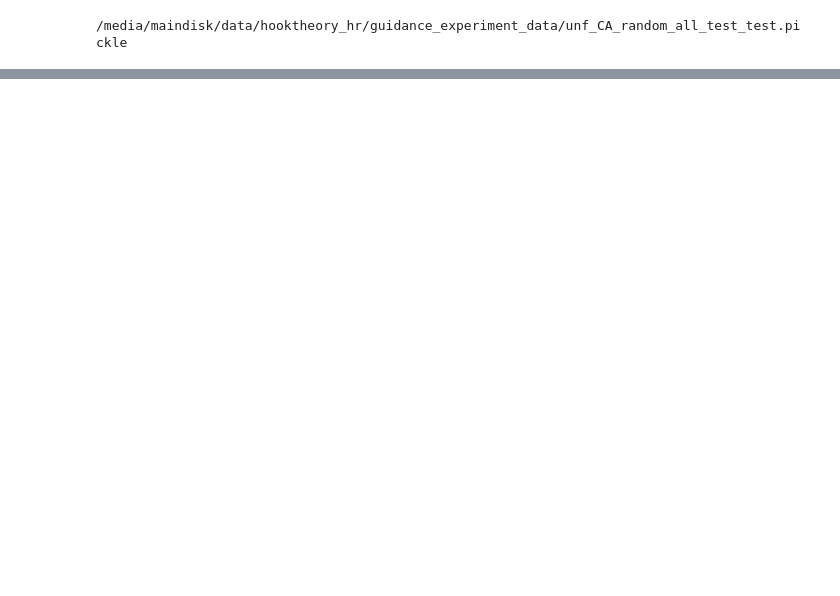
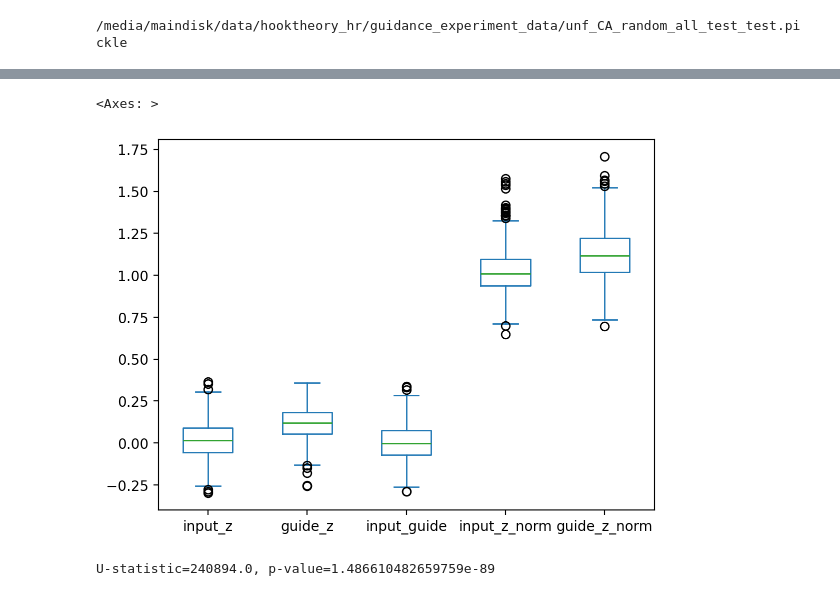
Before and after one commit to maximoskp/GuidedGridMLMH, a Jupyter notebook: test_experiments_guidance.ipynb, the cells around one changed output, grey strips where cells are left out. Drawn from its saved outputs; the diff is of its cells as text; code cells hidden in the pictures; blank space fills up the shorter version.

Commit message:
plots sig

```diff
--- a/test_experiments_guidance.ipynb
+++ b/test_experiments_guidance.ipynb
@@ -10,15 +11,21 @@ import os
 # %%
+resuts_folder = 'results/experiments/'
+
 curricula = ['random', 'base2']
 subfolders = ['unf_CA', 'disentangle/unf_CA']
 ablations = ['all', 'kl', 'rec', 'con']
 
 device_name = 'cuda:2'
 
+curriculum_type = curricula[0]
+subfolder = subfolders[0]
+ablation = ablations[0]
+
 tokenizer = GuidedGridMLMTokenizer(fixed_length=256)
 model = load_model(
-        curriculum_type=curricula[0],
-        subfolder=subfolders[0],
-        ablation=ablations[0],
+        curriculum_type=curriculum_type,
+        subfolder=subfolder,
+        ablation=ablation,
         device_name=device_name,
         tokenizer=tokenizer
 )
@@ -32,7 +39,18 @@ print(files)
 # %%
-file = 'unf_CA_random_all_test_test.pickle'
-with open(save_folder+file, 'rb') as f:
-    print(save_folder+file)
+input_dataset = 'test'
+guide_dataset = 'test'
+
+base_name = '_'.join( [subfolder, curriculum_type, ablation, input_dataset, guide_dataset] )
+
+csv_file = resuts_folder + base_name + '.csv'
+result_fields = ['input_z', 'guide_z', 'input_guide', 'input_z_norm', 'guide_z_norm']
+with open(csv_file, 'w') as f:
+    writer = csv.writer(f)
+    writer.writerow(result_fields)
+
+pickle_file = base_name + '.pickle' # 'unf_CA_random_all_test_test.pickle'
+with open(pickles_folder+pickle_file, 'rb') as f:
+    print(pickles_folder+pickle_file)
     ds = pickle.load(f)
 # %% [output]
 /media/maindisk/data/hooktheory_hr/guidance_experiment_data/unf_CA_random_all_test_test.pickle
@@ -76,0 +84,8 @@ input_guide: tensor(0.1925)
+# %%
+res = pd.read_csv( csv_file )
+res.head()
+# %%
+res.plot(kind='box')
+# %% [output]
+<Axes: >
+[figure, added]
@@ -76,0 +94,5 @@ input_guide: tensor(0.1925)
+# %%
+stat, p = mannwhitneyu(res['input_z'], res['guide_z'])
+print(f"U-statistic={stat}, p-value={p}")
+# %% [output]
+U-statistic=240894.0, p-value=1.486610482659759e-89
```
Also changed, not shown: parts of 4 cells of this notebook, 2 other files.
